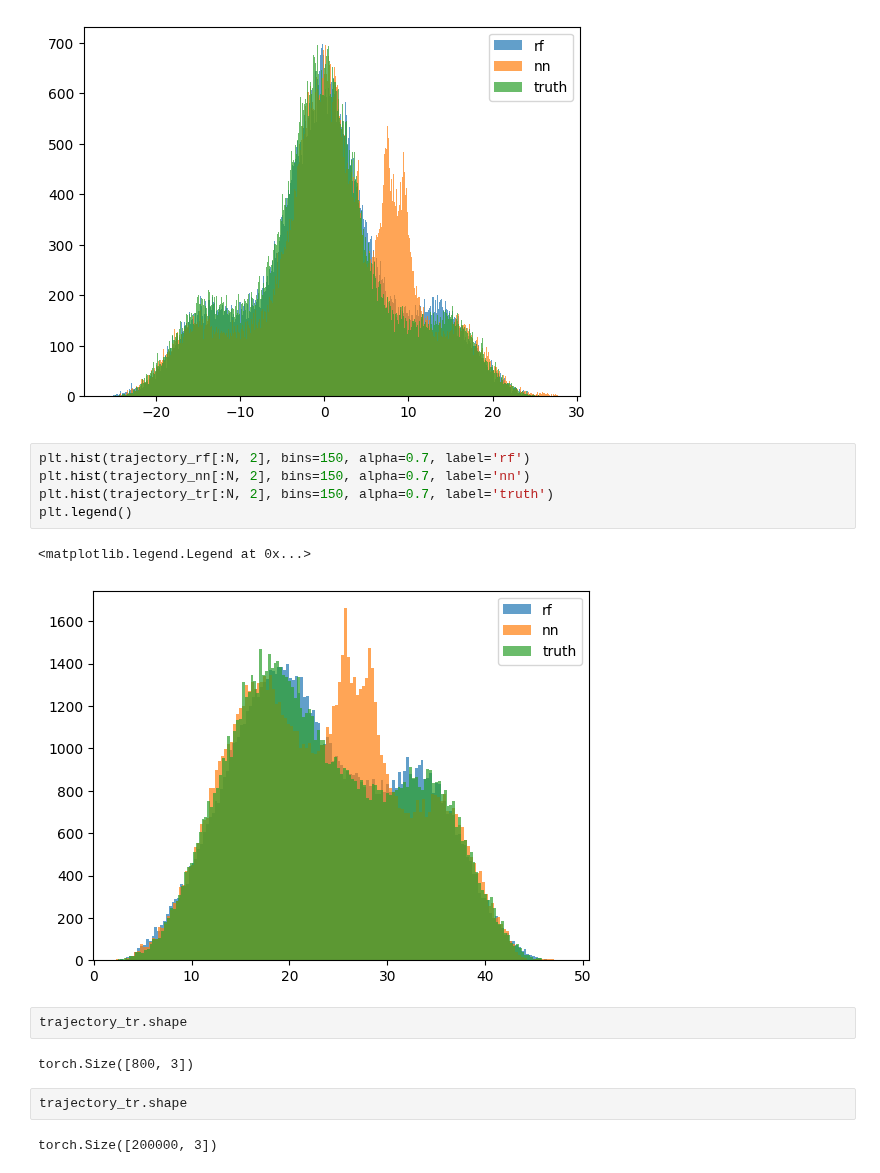
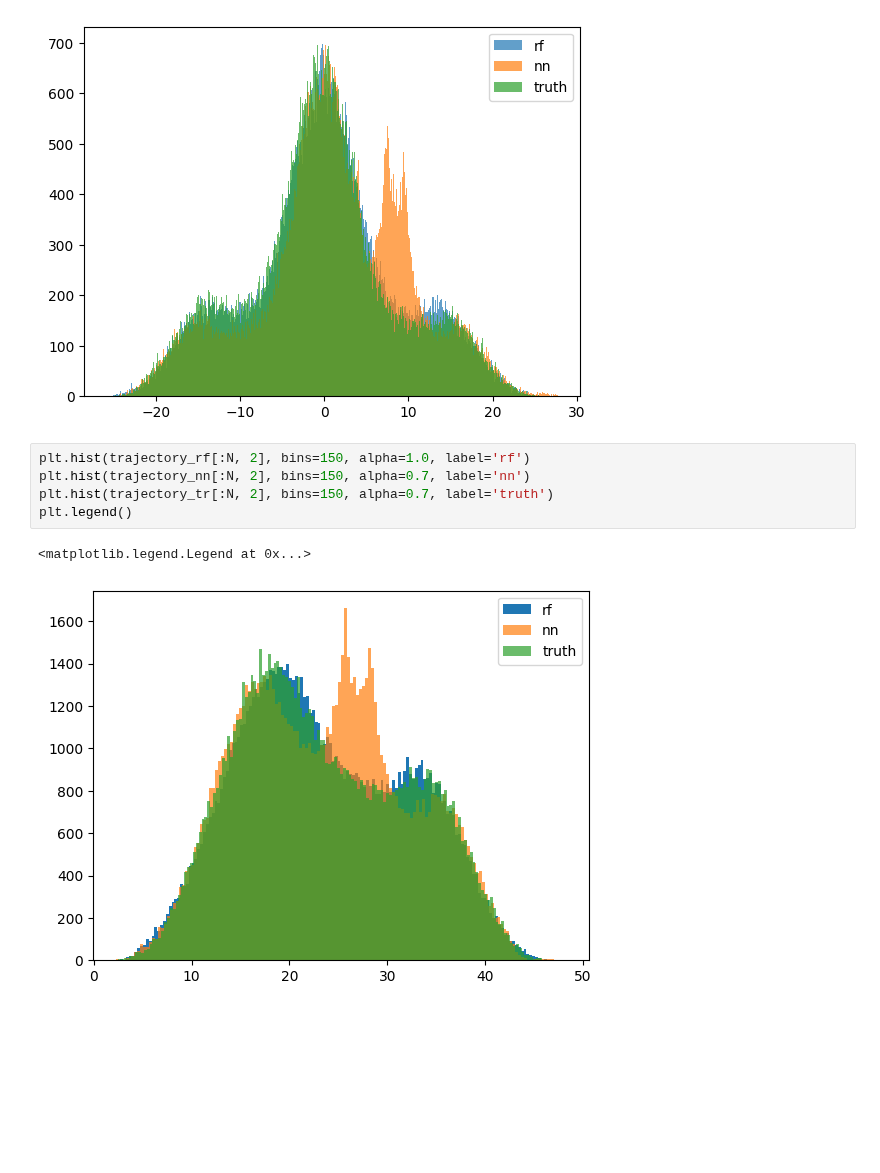
Before and after one commit to pinakm9/random-feature-map, a Jupyter notebook: notebooks/eigenvalues.ipynb, the cells around one changed output. Cells and saved outputs as stored; diff of their text form; blank space fills up the shorter version.

```diff
--- a/notebooks/eigenvalues.ipynb
+++ b/notebooks/eigenvalues.ipynb
@@ -166,18 +193,10 @@ plt.legend()
 <matplotlib.legend.Legend at 0x...>
 [figure]
 # %%
-plt.hist(trajectory_rf[:N, 2], bins=150, alpha=0.7, label='rf')
+plt.hist(trajectory_rf[:N, 2], bins=150, alpha=1.0, label='rf')
 plt.hist(trajectory_nn[:N, 2], bins=150, alpha=0.7, label='nn')
 plt.hist(trajectory_tr[:N, 2], bins=150, alpha=0.7, label='truth')
 plt.legend()
 # %% [output]
 <matplotlib.legend.Legend at 0x...>
-[figure, old version]
+[figure, new version]
-# %%
-trajectory_tr.shape
-# %% [output]
-torch.Size([800, 3])
-# %%
-trajectory_tr.shape
-# %% [output]
-torch.Size([200000, 3])
```
Also changed, not shown: parts of 2 cells of this notebook, 1 other file.
